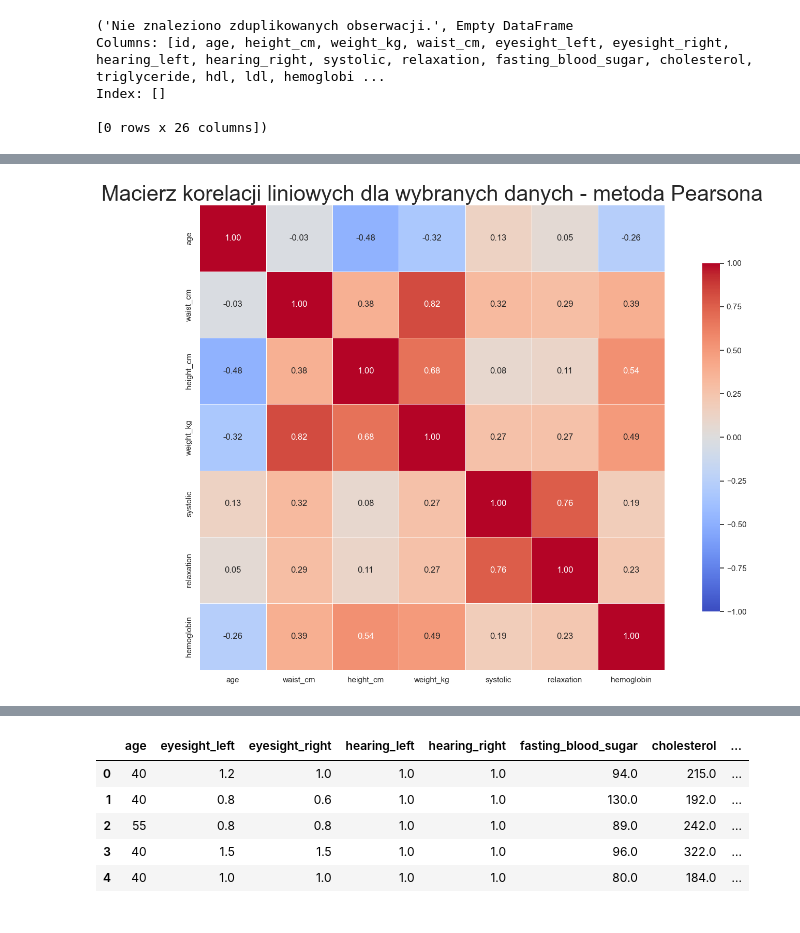
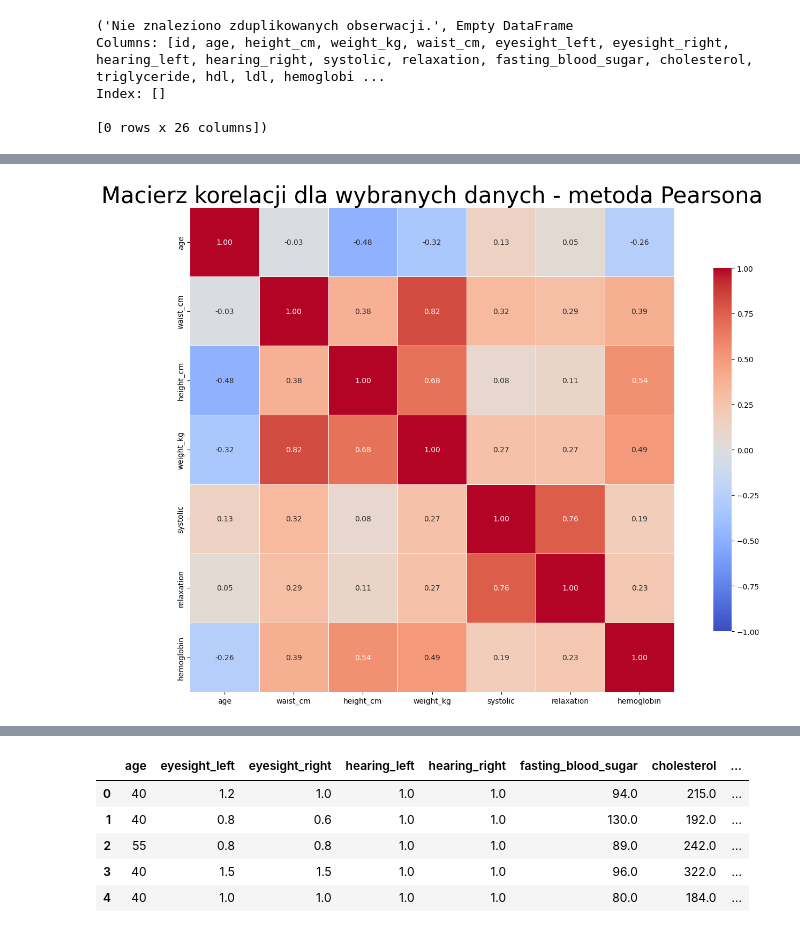
Before and after one commit to msnaspers/ml-pg2025, a Jupyter notebook: projekt_zaliczeniowy.ipynb, the cells around one changed output, grey strips where cells are left out. Saved outputs shown, nothing was run; the diff lists cells and outputs as text; code cells hidden in the pictures.

```diff
--- a/projekt_zaliczeniowy.ipynb
+++ b/projekt_zaliczeniowy.ipynb
@@ -299,7 +300,7 @@ pearson_vars = ['age', 'waist_cm', 'height_cm', 'weight_kg', 'systolic', 'relaxa
 spearman_vars = ['fasting_blood_sugar', 'triglyceride', 'hdl', 'ldl', 'ast', 'alt', 'gtp', 'serum_creatinine']
 kendall_vars = ['hearing_left', 'hearing_right', 'urine_protein', 'dental_caries', 'tartar_Y', 'gender_M']
 # %%
-generate_correlation_matrix(df[pearson_vars], method='pearson', title='Macierz korelacji liniowych dla wybranych danych - metoda Pearsona')
+generate_correlation_matrix(df[pearson_vars], method='pearson', title='Macierz korelacji dla wybranych danych - metoda Pearsona')
 # %% [output]
-[figure, old version]
+[figure, new version]
 # %%
```
Also changed, not shown: parts of 16 cells of this notebook, 1 other file.
